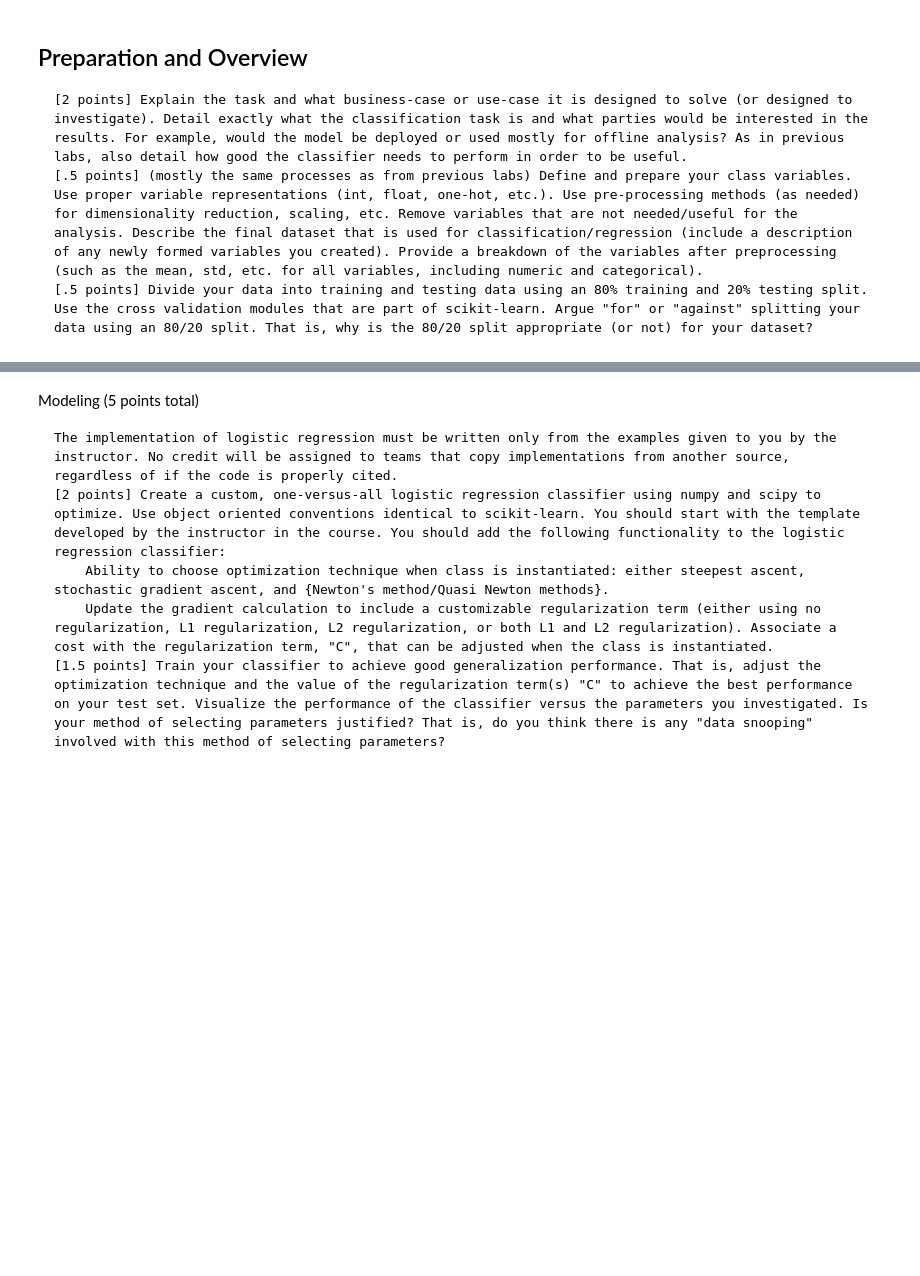
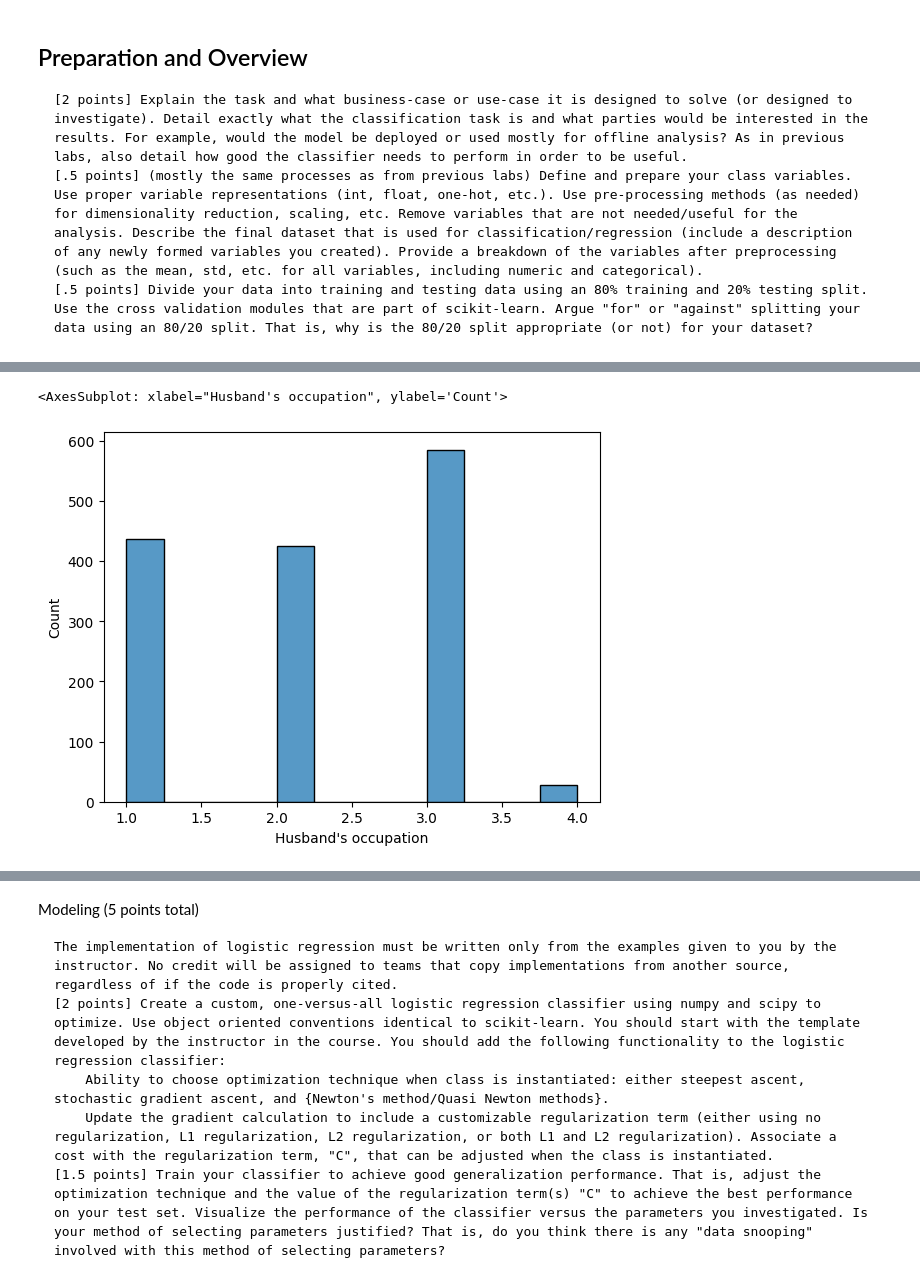
Before and after one commit to RebeccaEKuhlman/Logistic-Regression-Abalone, a Jupyter notebook: LogRegress_Lab3_notebook.ipynb, the cells around one changed output, grey strips where cells are left out. Cells and saved outputs as stored; diff of their text form; code cells hidden in the pictures; blank space fills up the shorter version.

```diff
--- a/LogRegress_Lab3_notebook.ipynb
+++ b/LogRegress_Lab3_notebook.ipynb
@@ -59,0 +93,5 @@ df.describe
+# %%
+sns.histplot(df, x="Husband's occupation")
+# %% [output]
+<AxesSubplot: xlabel="Husband's occupation", ylabel='Count'>
+[figure, added]
```
Also changed, not shown: parts of 7 cells of this notebook.
